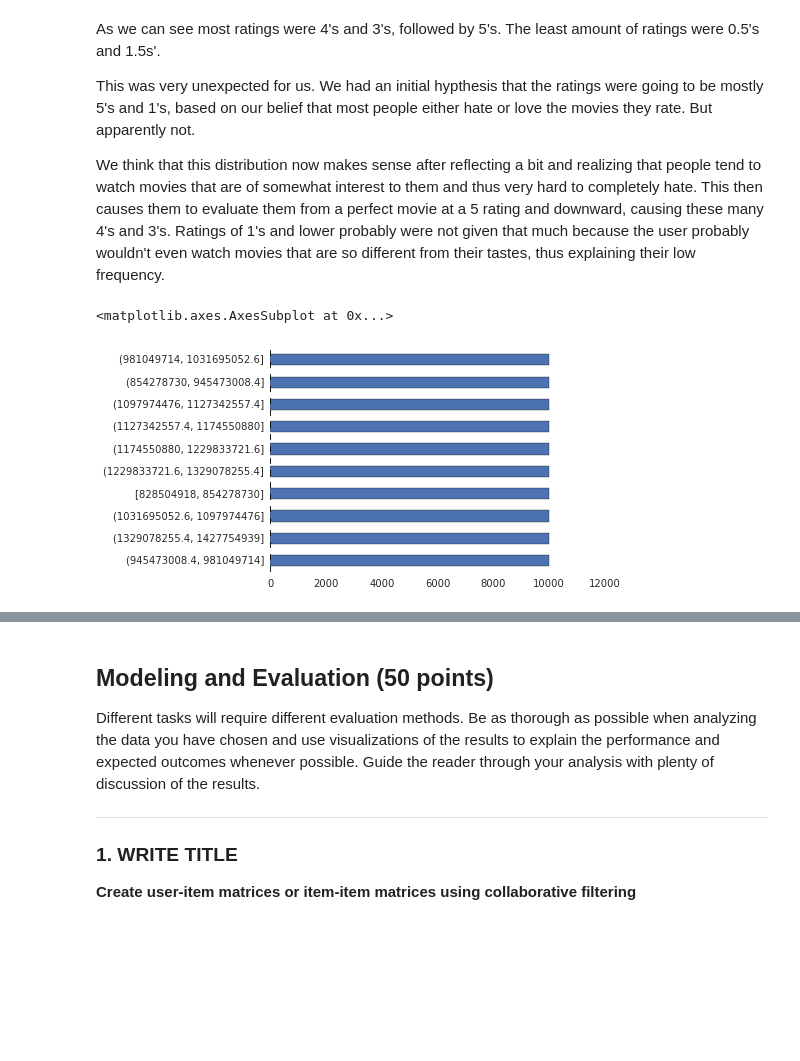
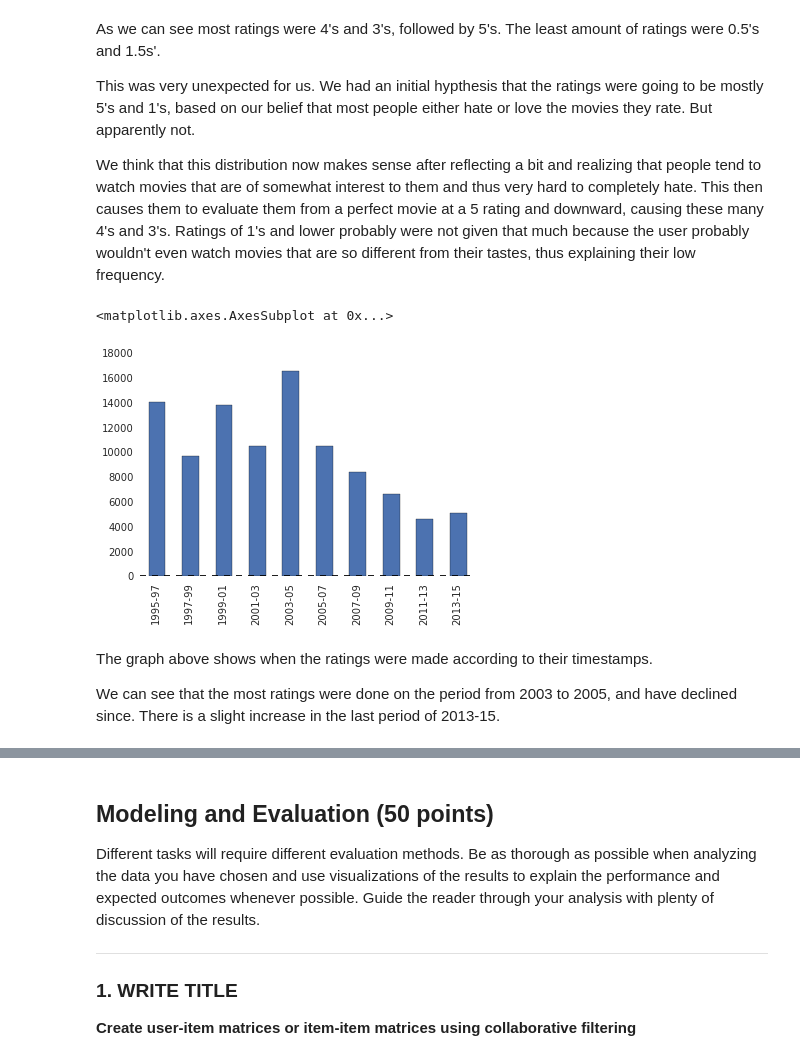
Before and after one commit to SpencerKaiser/DataMining, a Jupyter notebook: 04_AssignmentFour/A4-Master.ipynb, the cells around one changed output, grey strips where cells are left out. Saved outputs shown, nothing was run; the diff lists cells and outputs as text; code cells hidden in the pictures; blank space fills up the shorter version.

```diff
--- a/04_AssignmentFour/A4-Master.ipynb
+++ b/04_AssignmentFour/A4-Master.ipynb
@@ -174,12 +174,15 @@ This was very unexpected for us. We had an initial hypthesis that the ratings we
 
 We think that this distribution now makes sense after reflecting a bit and realizing that people tend to watch movies that are of somewhat interest to them and thus very hard to completely hate. This then causes them to evaluate them from a perfect movie at a 5 rating and downward, causing these many 4's and 3's. Ratings of 1's and lower probably were not given that much because the user probably wouldn't even watch movies that are so different from their tastes, thus explaining their low frequency.
 # %%
-#df['time_range'] = pd.qcut(df.timestamp,[828504917,891576917,954648917,1017720917,1080792917,1143864917,1206936917,1270008917,1333080917,1396152917,1427754940],10,labels=['1995-97','1997-99','1999-01','2001-03','2003-05','2005-07','2007-09','2009-11','2011-13','2013-15'])
+df['time_range'] = pd.cut(df.timestamp,[828504917,891576917,954648917,1017720917,1080792917,1143864917,1206936917,1270008917,1333080917,1396152917,1427754940],10,labels=['1995-97','1997-99','1999-01','2001-03','2003-05','2005-07','2007-09','2009-11','2011-13','2013-15'])
+df['time_range'].value_counts(sort = False).plot(kind='bar')
+# %% [output]
+<matplotlib.axes.AxesSubplot at 0x...>
+[figure, added]
-# %%
-df['time_range'].value_counts().plot(kind='bar') 599,250,021
-# %% [output]
-<matplotlib.axes.AxesSubplot at 0x...>
-[figure, removed]
+# %% [markdown]
+The graph above shows when the ratings were made according to their timestamps.
+
+We can see that the most ratings were done on the period from 2003 to 2005, and have declined since. There is a slight increase in the last period of 2013-15.
 # %%
 numRatings = data['title']
 numRatings.show()
```
Also changed, not shown: parts of 4 cells of this notebook, 1 other file.
